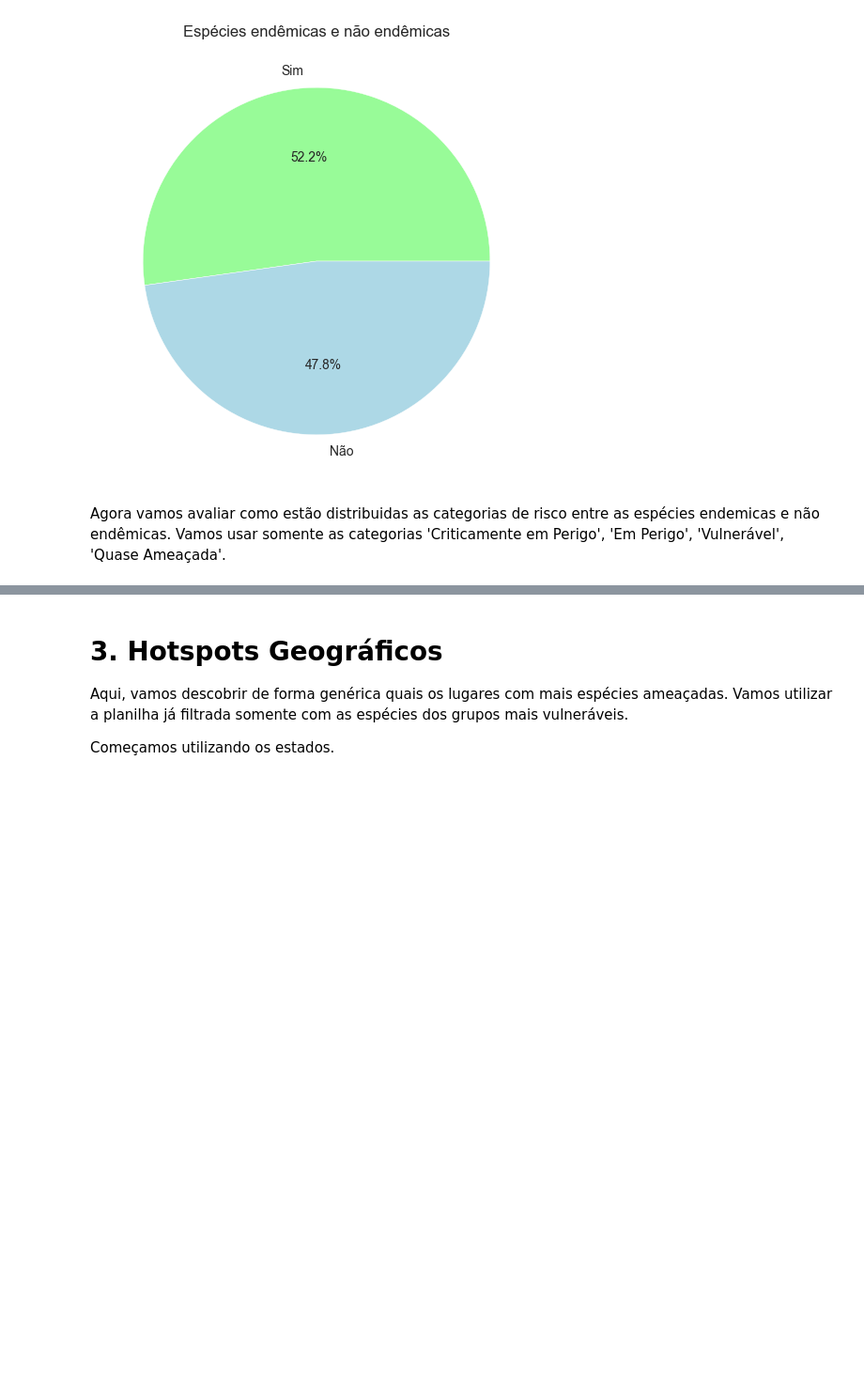
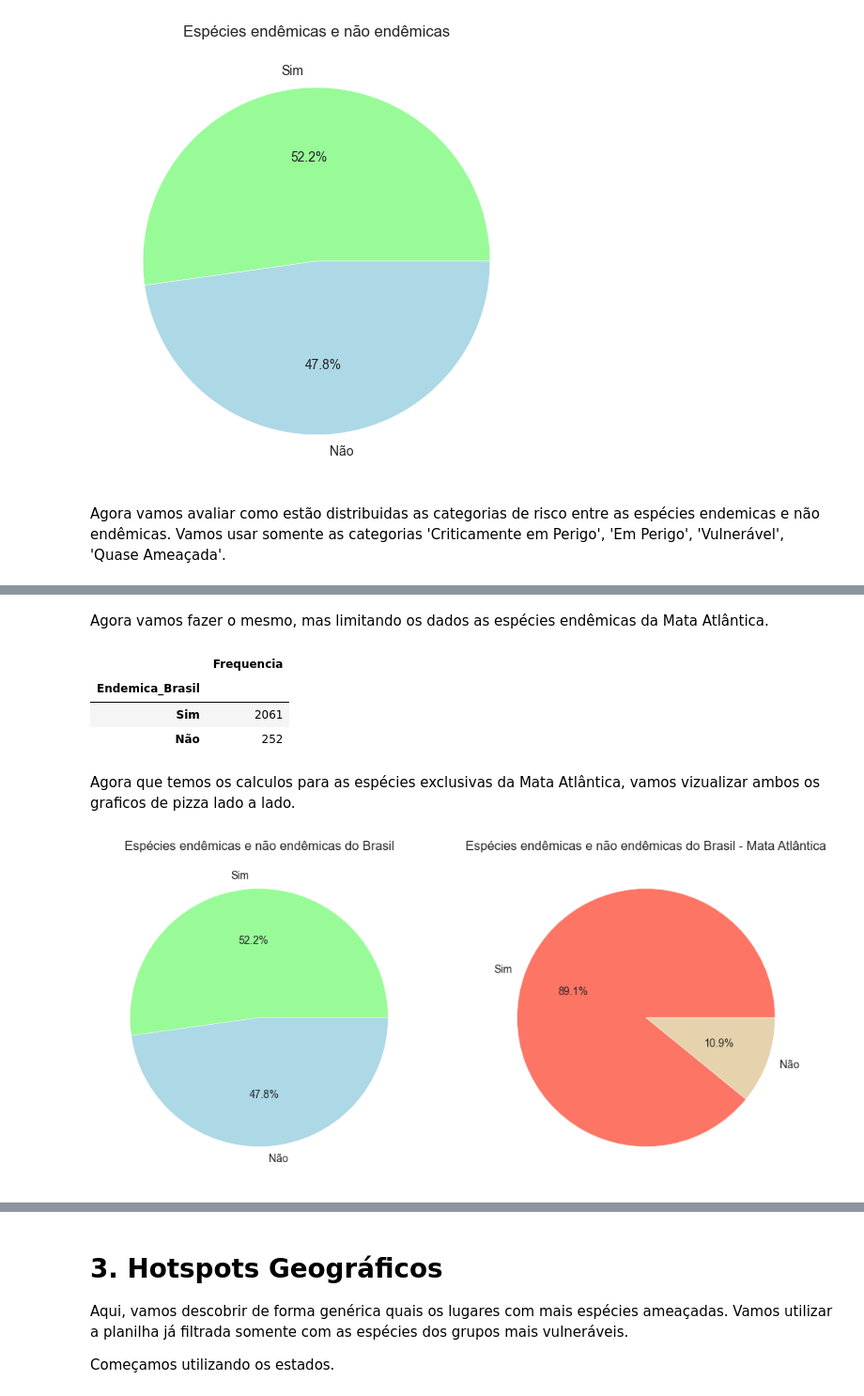
Before and after one commit to Carrascofs/analise-biodiversidade-mata-atlantica, a Jupyter notebook: notebooks/01_limpeza_e_exploracao.ipynb, the cells around one changed output, grey strips where cells are left out. Shown at 94% size. Saved outputs shown, nothing was run; the diff lists cells and outputs as text; code cells hidden in the pictures; blank space fills up the shorter version.

```diff
--- a/notebooks/01_limpeza_e_exploracao.ipynb
+++ b/notebooks/01_limpeza_e_exploracao.ipynb
@@ -518,3 +514,31 @@ percentual_relativo
+# %% [markdown]
+Agora vamos fazer o mesmo, mas limitando os dados as espécies endêmicas da Mata Atlântica.
+# %%
+df_endem_MA = df_endem[df_endem['Bioma']=='Mata Atlântica']
+
+df_endemismo_MA = df_endem_MA['Endemica_Brasil'].value_counts().to_frame(name='Frequencia')
+df_endemismo_MA
+# %% [output]
+|  | Frequencia |
+| Endemica_Brasil |  |
+| Sim | 2061 |
+| Não | 252 |
+# %% [markdown]
+Agora que temos os calculos para as espécies exclusivas da Mata Atlântica, vamos vizualizar ambos os graficos de pizza lado a lado.
+# %%
+sns.set_style("whitegrid")
+
+fig, (ax1, ax2) = plt.subplots(1, 2, figsize=(12, 6))
+
+ax1.pie(df_endemismo['Frequencia'], labels=df_endemismo.index, autopct='%1.1f%%', colors=['#98FB98', '#ADD8E6'])
+ax1.set_title('Espécies endêmicas e não endêmicas do Brasil')
+
+ax2.pie(df_endemismo_MA['Frequencia'], labels=df_endemismo.index, autopct='%1.1f%%', colors=["#FD7564", "#E6D2AD"])
+ax2.set_title('Espécies endêmicas e não endêmicas do Brasil - Mata Atlântica')
+
+plt.show()
+# %% [output]
+[figure, added]
 # %%
 df_MA_endem_filtr = df_endem_filtr[df_endem_filtr['Bioma']=='Mata Atlântica']
 
```
Also changed, not shown: parts of 14 cells of this notebook.
